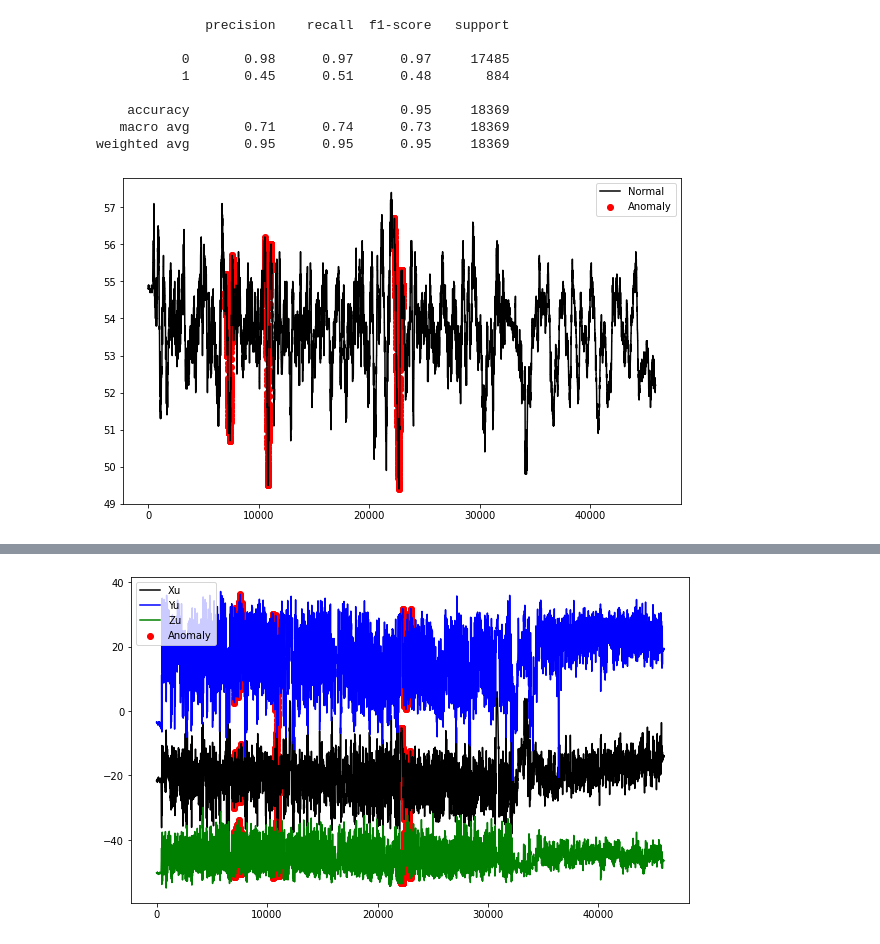
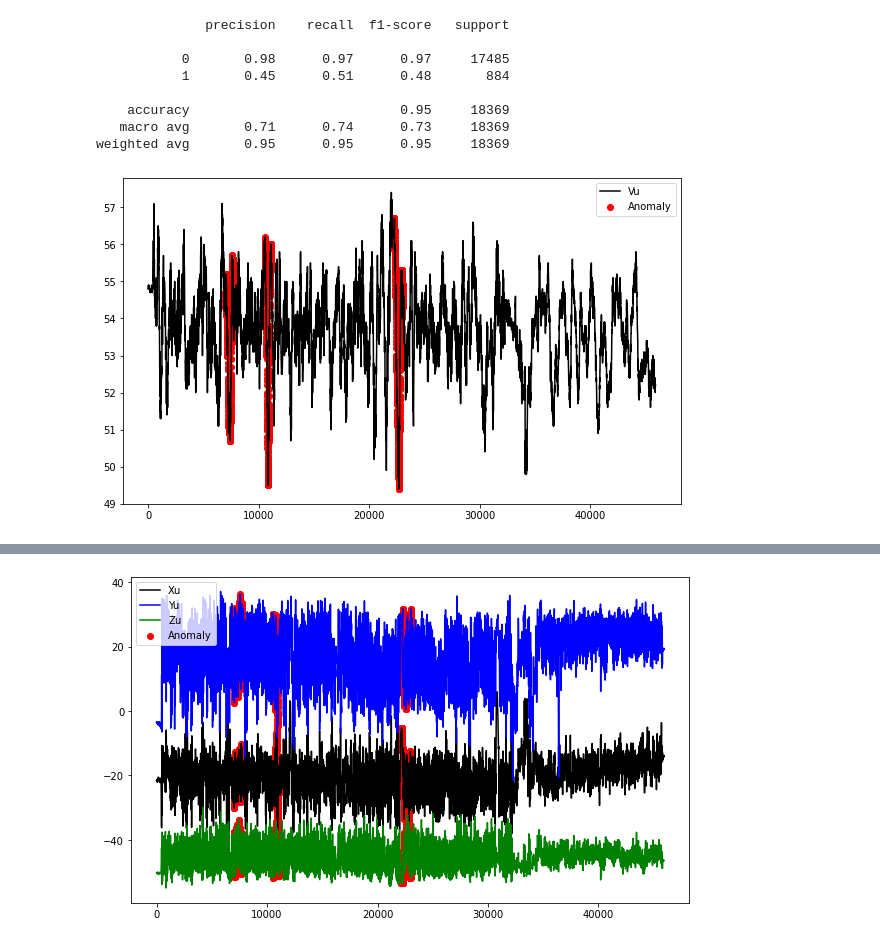
Before and after one commit to kujoki/Time_series_ml, a Jupyter notebook: time_series_and_anomal_classification.ipynb, the cells around one changed output, grey strips where cells are left out. Cells and saved outputs as stored; diff of their text form; code cells hidden in the pictures.

```diff
--- a/time_series_and_anomal_classification.ipynb
+++ b/time_series_and_anomal_classification.ipynb
@@ -203,11 +203,11 @@ weighted avg       0.95      0.95      0.95     18369
 # %%
 fig, ax = plt.subplots(figsize=(10,6))
 
 a = data.loc[data['label'] == 1, ['Vu']] #anomaly
 
-ax.plot(data.index, data['Vu'], color='black', label = 'Normal')
+ax.plot(data.index, data['Vu'], color='black', label = 'Vu')
 ax.scatter(a.index,a['Vu'], color='red', label = 'Anomaly')
 plt.legend()
 plt.show()
 # %% [output]
-[figure, old version]
+[figure, new version]
```
Also changed, not shown: parts of 4 cells of this notebook.
